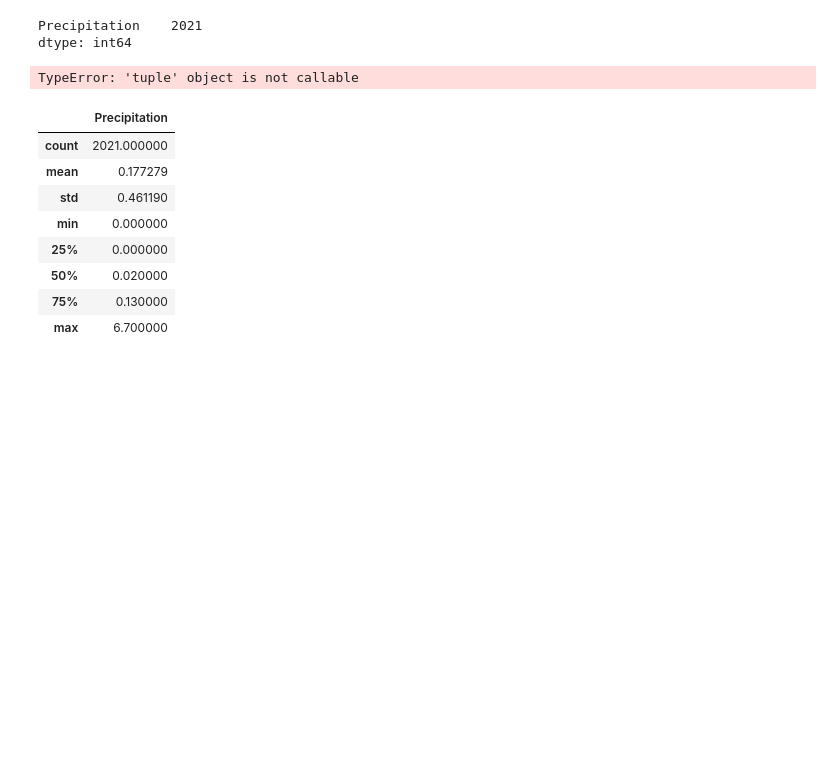
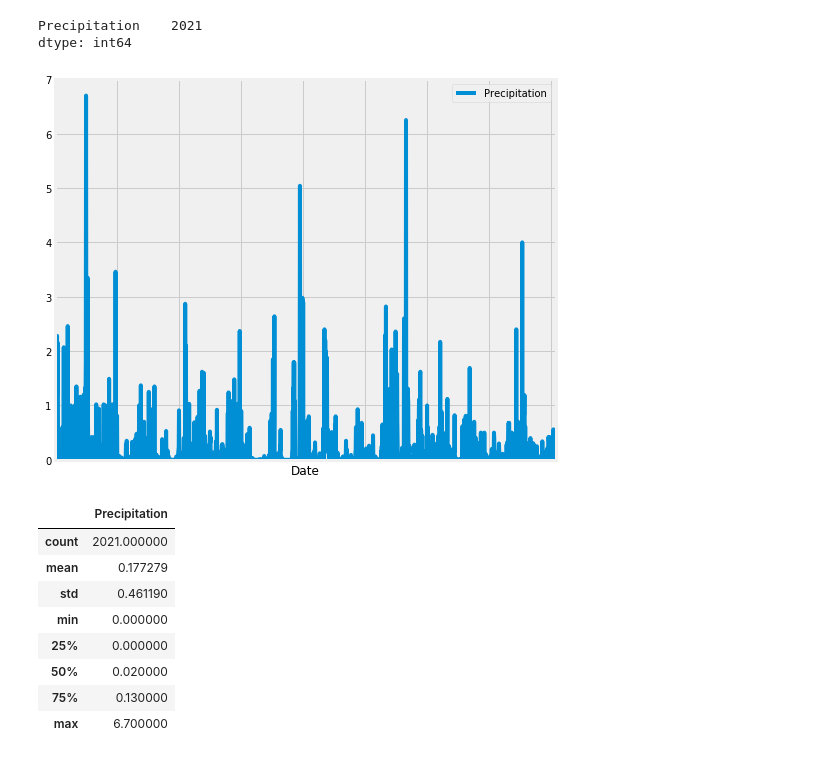
Before and after one commit to nrm0009-natalie/sqlalchemy-challenge, a Jupyter notebook: climate_starter.ipynb, the cells around one changed output. Saved outputs shown, nothing was run; the diff lists cells and outputs as text; code cells hidden in the pictures; blank space fills up the shorter version.

```diff
--- a/climate_starter.ipynb
+++ b/climate_starter.ipynb
@@ -177,10 +202,23 @@ prcp_df.count()
 # %% [output]
 Precipitation    2021
 dtype: int64
-# %%
-x_axis = np.arange(1,2021,1)
-y_axis = prcp_df["Precipitation"]
-plt.bar(x_axis, y_axis, color = "blue")
-plt.show()
-# %% [output]
-TypeError: 'tuple' object is not callable
+# %%
+#x_axis = np.arange(0,2021,1)
+#y_axis = prcp_df["Precipitation"]
+#plt.bar(x_axis, y_axis, color = "blue")
+
+#plt.show()
+
+prcp_df.plot()
+plt.xlim(0,2022)
+plt.ylim(0,7)
+plt.tick_params(
+    axis='x',          # changes apply to the x-axis
+    which='both',      # both major and minor ticks are affected
+    bottom=False,      # ticks along the bottom edge are off
+    top=False,         # ticks along the top edge are off
+    labelbottom=False)
+plt.rcParams["figure.figsize"] = [10,8]
+plt.savefig("/Users/admin/Documents/Data_Analytics_Class/sqlalchemy-challenge/Precipitation_2016-1017.png")
+# %% [output]
+[figure, added]
```
Also changed, not shown: parts of 9 cells of this notebook, 3 other files.
